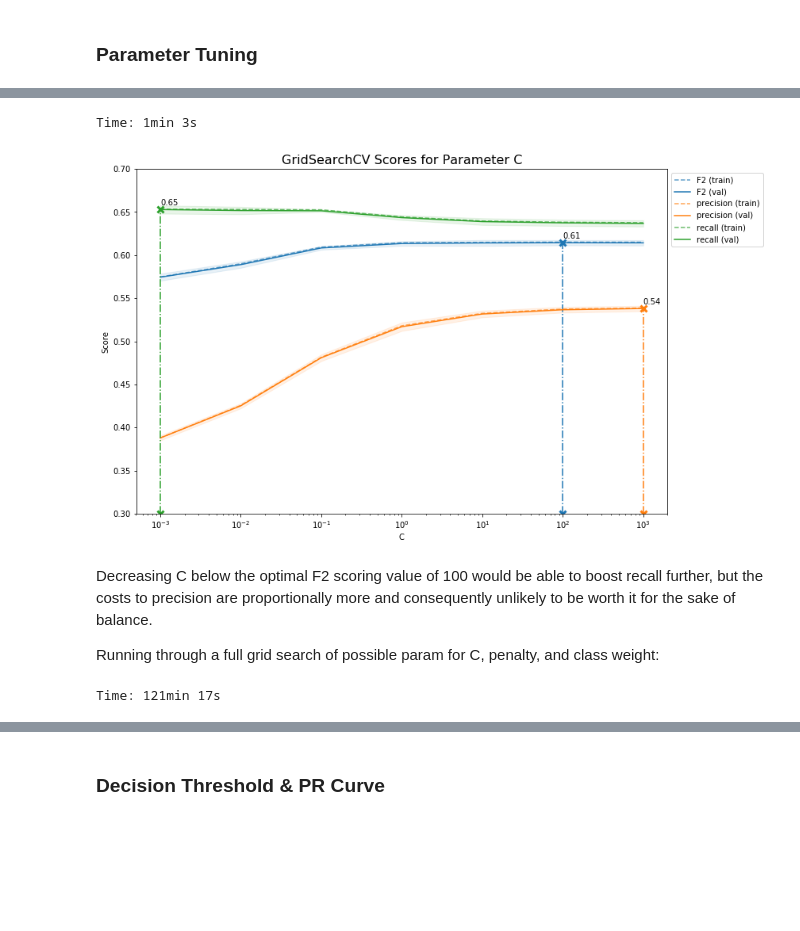
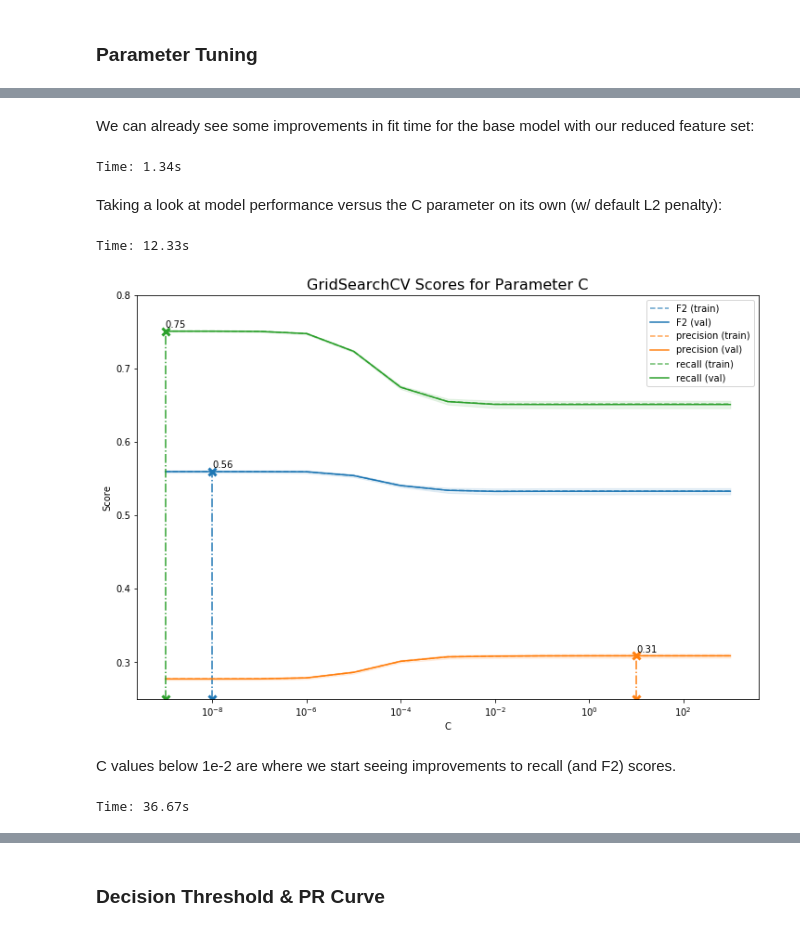
Before and after one commit to dmahler26/K2-Data-Science, a Jupyter notebook: Projects/Project #2 - ML Lending Club/notebooks/3.1 - Default Classification - Logistic Regression.ipynb, the cells around one changed output, grey strips where cells are left out. Drawn from its saved outputs; the diff is of its cells as text; code cells hidden in the pictures; blank space fills up the shorter version.

```diff
--- a/Projects/Project #2 - ML Lending Club/notebooks/3.1 - Default Classification - Logistic Regression.ipynb
+++ b/Projects/Project #2 - ML Lending Club/notebooks/3.1 - Default Classification - Logistic Regression.ipynb
@@ -123,0 +205,5 @@ X_train, X_val, y_train, y_val = train_test_split(X_train_full, y_train_full, te
+# %%
+lr_rfe = Pipeline([('rfe', RFE(estimator=LogisticRegression(class_weight='balanced'), n_features_to_select=28)),
+                   ('lr', LogisticRegression(class_weight='balanced'))])
+
+lr_rfe.fit(X_train, y_train);
@@ -128,11 +287,27 @@ f2_score = make_scorer(fbeta_score, beta=2)
+# %%
+rfe = RFE(estimator=LogisticRegression(class_weight='balanced'), n_features_to_select=28)
+X_train_rfe = rfe.fit_transform(X_train, y_train)
+X_val_rfe = rfe.transform(X_val)
+# %% [markdown]
+We can already see some improvements in fit time for the base model with our reduced feature set:
+# %%
+lr = LogisticRegression(class_weight='balanced')
+
+my_func.run_time(reset=True)
+lr.fit(X_train_rfe, y_train)
+my_func.run_time()
+# %% [output]
+Time: 1.34s
+# %% [markdown]
+Taking a look at model performance versus the C parameter on its own (w/ default L2 penalty):
 # %%
 scoring={'F2': f2_score,
          'recall':'recall',
          'precision':'precision'}
 
-param_grid = {'C': [0.001, 0.01, 0.1, 1, 10, 100, 1000]}
+param_grid = {'C': np.logspace(-9,3,13)}
 
-lr_c_gs = GridSearchCV(estimator=LogisticRegression(class_weight='balanced'),
+lr_c_gs = GridSearchCV(estimator=LogisticRegression(class_weight='balanced', penalty='l2'),
                   param_grid = param_grid,
                   scoring=scoring,
                   cv=3,
@@ -140,28 +315,25 @@ lr_c_gs = GridSearchCV(estimator=LogisticRegression(class_weight='balanced'),
                   n_jobs=4)
 
 my_func.run_time(reset=True)
-lr_c_gs.fit(X_train, y_train);
+lr_c_gs.fit(X_train_rfe, y_train);
 my_func.run_time()
 # %% [output]
-Time: 1min 3s
+Time: 12.33s
 # %%
-my_func.plot_gs_param(lr_c_gs, set_xscale='log', ylim=(0.3, 0.7), figsize=(12,8))
+my_func.plot_gs_param(lr_c_gs, set_xscale='log', ylim=(0.25, 0.8), figsize=(12,8))
 # %% [output]
-[figure, old version]
+[figure, new version]
-# %% [markdown]
-Decreasing C below the optimal F2 scoring value of 100 would be able to boost recall further, but the costs to precision are proportionally more and consequently unlikely to be worth it for the sake of balance.
-
-Running through a full grid search of possible param for C, penalty, and class weight:
+# %% [markdown]
+C values below 1e-2 are where we start seeing improvements to recall (and F2) scores.
 # %%
 scoring={'F2': f2_score,
          'recall':'recall',
          'precision':'precision'}
 
-param_grid = {'C': [0.001, 0.01, 0.1, 1, 10, 100, 1000],
-              'class_weight': ['balanced', None],
+param_grid = {'C': np.logspace(-9,3,13),
               'penalty': ['l1','l2']}
 
-lr_gs = GridSearchCV(estimator=LogisticRegression(tol=0.001), # Slight reduce tol to improve comp time
+lr_gs = GridSearchCV(estimator=LogisticRegression(class_weight='balanced'),
                   param_grid = param_grid,
                   scoring=scoring,
                   cv=3,
@@ -169,7 +341,7 @@ lr_gs = GridSearchCV(estimator=LogisticRegression(tol=0.001), # Slight reduce to
                   n_jobs=4)
 
 my_func.run_time(reset=True)
-lr_gs.fit(X_train, y_train)
+lr_gs.fit(X_train_rfe, y_train)
 my_func.run_time()
 # %% [output]
-Time: 121min 17s
+Time: 36.67s
```
Also changed, not shown: parts of 154 cells of this notebook, 7 other files.
